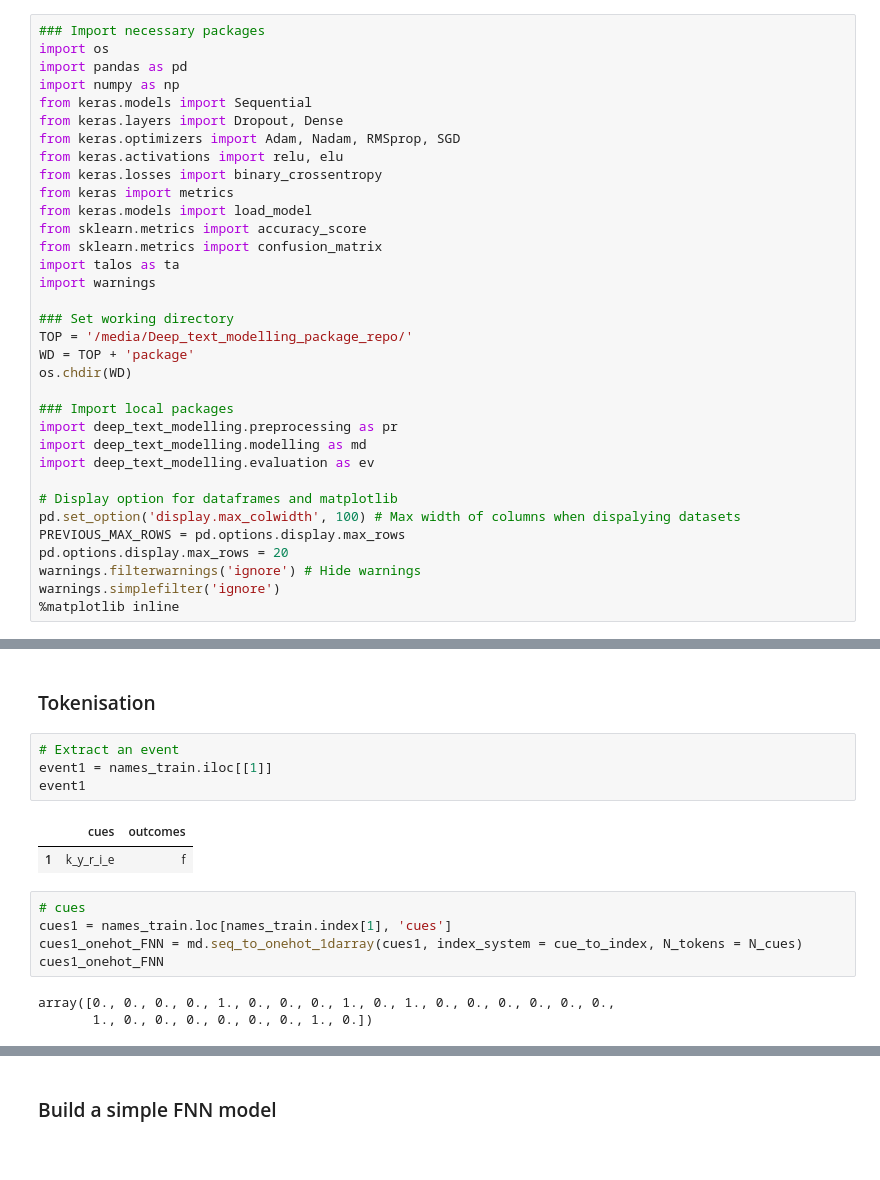
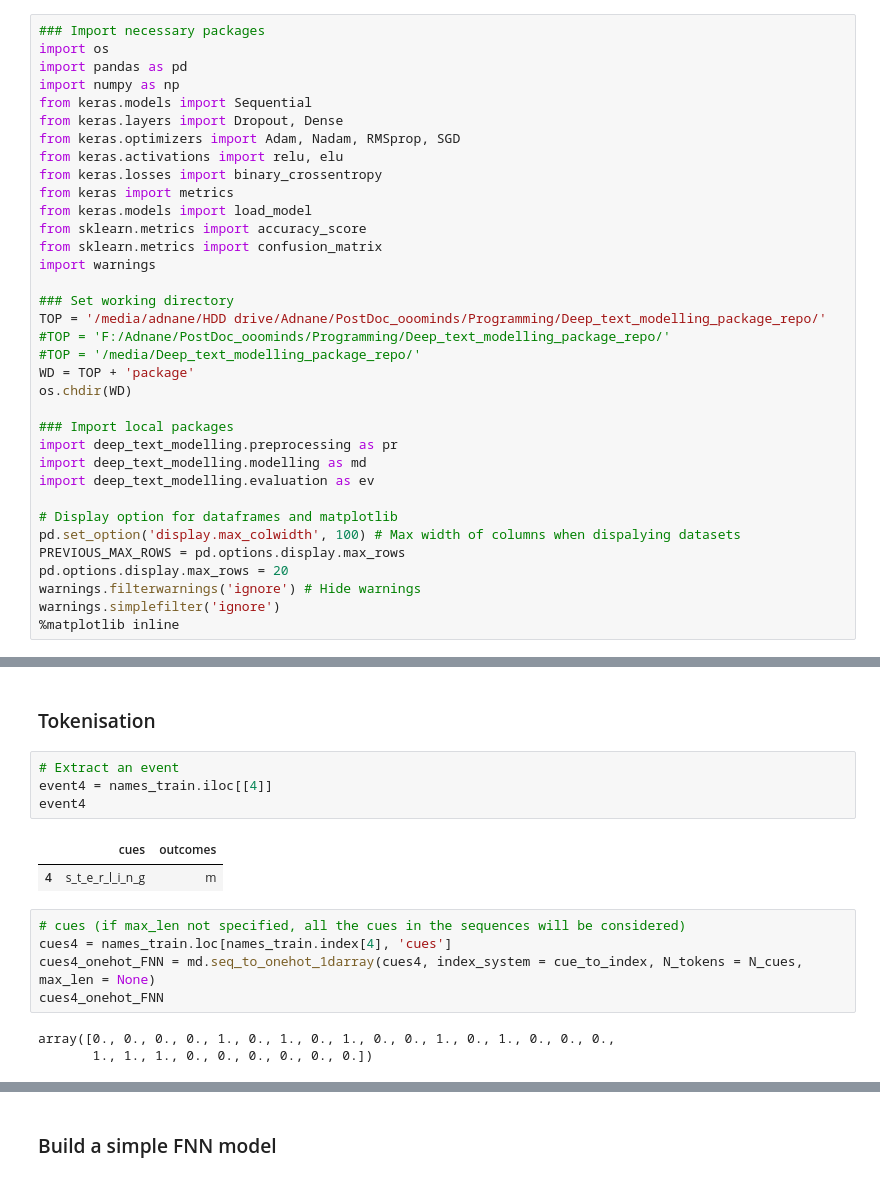
Before and after one commit to ooominds/Deep_text_modelling, a Jupyter notebook: illustrative_examples/names/names.ipynb, the cells around one changed output, grey strips where cells are left out. Saved outputs shown, nothing was run; the diff lists cells and outputs as text.

```diff
--- a/illustrative_examples/names/names.ipynb
+++ b/illustrative_examples/names/names.ipynb
@@ -26,11 +26,12 @@ from keras import metrics
 from keras.models import load_model
 from sklearn.metrics import accuracy_score
 from sklearn.metrics import confusion_matrix
-import talos as ta
 import warnings
 
 ### Set working directory
-TOP = '/media/Deep_text_modelling_package_repo/'
+TOP = '/media/adnane/HDD drive/Adnane/PostDoc_ooominds/Programming/Deep_text_modelling_package_repo/'
+#TOP = 'F:/Adnane/PostDoc_ooominds/Programming/Deep_text_modelling_package_repo/'
+#TOP = '/media/Deep_text_modelling_package_repo/'
 WD = TOP + 'package'
 os.chdir(WD)
 
@@ -165,16 +170,16 @@ names_test = pd.read_csv(NAMES_VALID_CSV, sep=',', na_filter = False)
 ### Tokenisation
 # %%
 # Extract an event
-event1 = names_train.iloc[[1]]
-event1
+event4 = names_train.iloc[[4]]
+event4
 # %% [output]
 |  | cues | outcomes |
-| 1 | k_y_r_i_e | f |
+| 4 | s_t_e_r_l_i_n_g | m |
 # %%
-# cues
-cues1 = names_train.loc[names_train.index[1], 'cues']
-cues1_onehot_FNN = md.seq_to_onehot_1darray(cues1, index_system = cue_to_index, N_tokens = N_cues)
-cues1_onehot_FNN
+# cues (if max_len not specified, all the cues in the sequences will be considered)
+cues4 = names_train.loc[names_train.index[4], 'cues']
+cues4_onehot_FNN = md.seq_to_onehot_1darray(cues4, index_system = cue_to_index, N_tokens = N_cues, max_len = None)
+cues4_onehot_FNN
 # %% [output]
-array([0., 0., 0., 0., 1., 0., 0., 0., 1., 0., 1., 0., 0., 0., 0., 0., 0.,
-       1., 0., 0., 0., 0., 0., 0., 1., 0.])
+array([0., 0., 0., 0., 1., 0., 1., 0., 1., 0., 0., 1., 0., 1., 0., 0., 0.,
+       1., 1., 1., 0., 0., 0., 0., 0., 0.])
```
Also changed, not shown: parts of 67 cells of this notebook, 19 other files.
